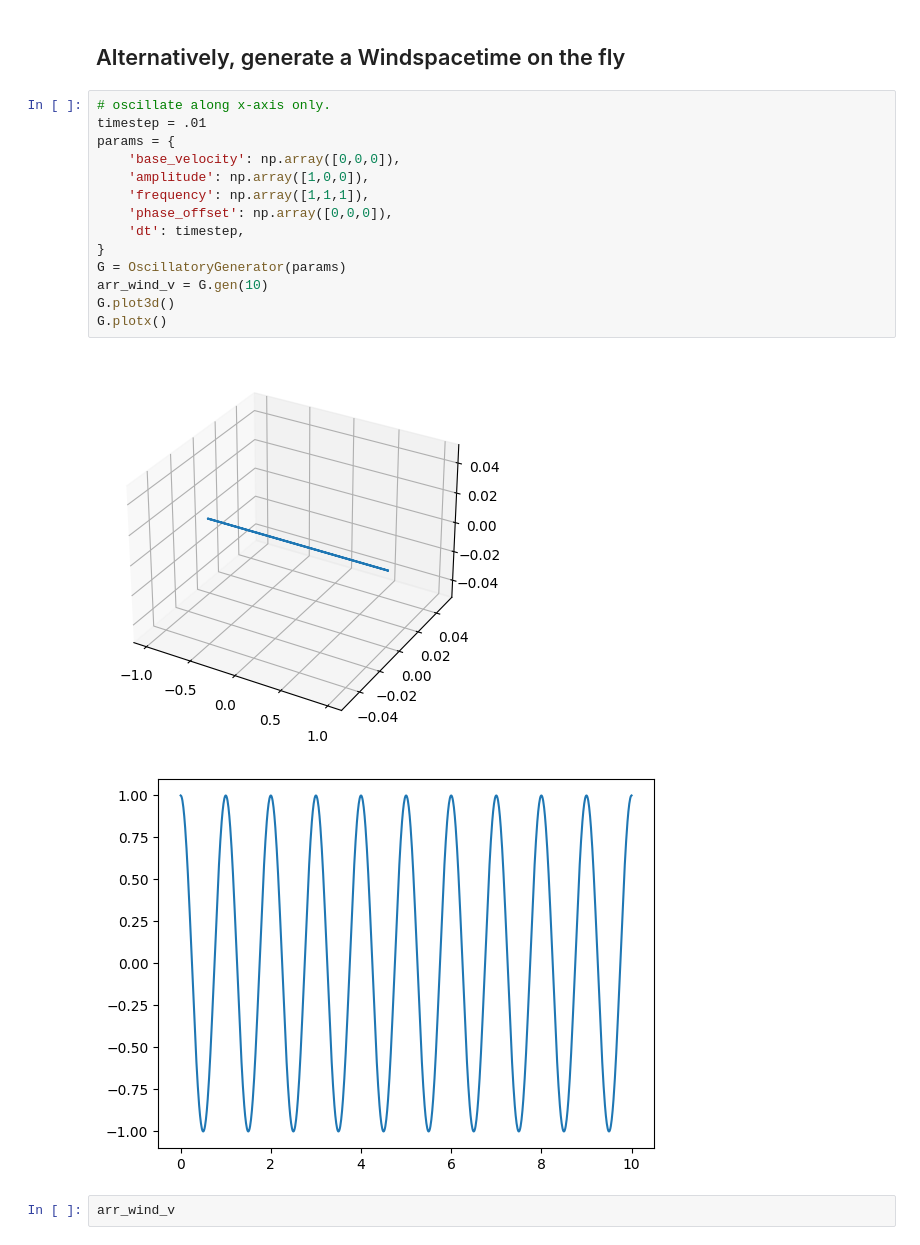
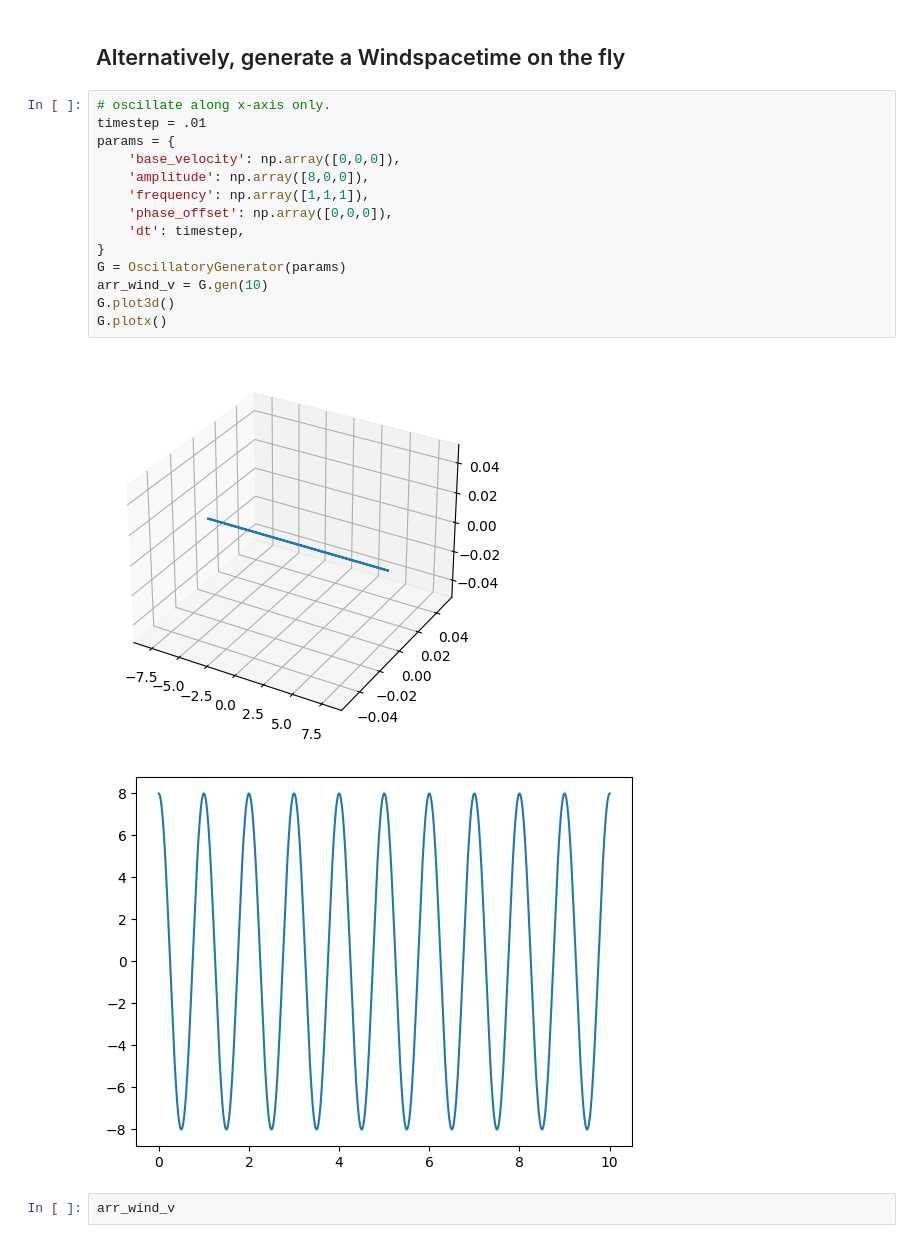
Before and after one commit to gnudrew/WindyGolfing, a Jupyter notebook: sandbox/simulator/Testing Simulator.ipynb, the cells around one changed output. Saved outputs shown, nothing was run; the diff lists cells and outputs as text.

Commit message:
better sim test initial conditions and plot

```diff
--- a/sandbox/simulator/Testing Simulator.ipynb
+++ b/sandbox/simulator/Testing Simulator.ipynb
@@ -29,20 +29,20 @@ from commons.wranglers import BlobWrangler
 # %%
 # oscillate along x-axis only.
 timestep = .01
 params = {
     'base_velocity': np.array([0,0,0]),
-    'amplitude': np.array([1,0,0]),
+    'amplitude': np.array([8,0,0]),
     'frequency': np.array([1,1,1]),
     'phase_offset': np.array([0,0,0]),
     'dt': timestep,
 }
 G = OscillatoryGenerator(params)
 arr_wind_v = G.gen(10)
 G.plot3d()
 G.plotx()
 # %% [output]
-[figure, old version]
+[figure, new version]
-[figure, old version]
+[figure, new version]
 # %%
 arr_wind_v
 # %% [output]
```
Also changed, not shown: parts of 4 cells of this notebook.
